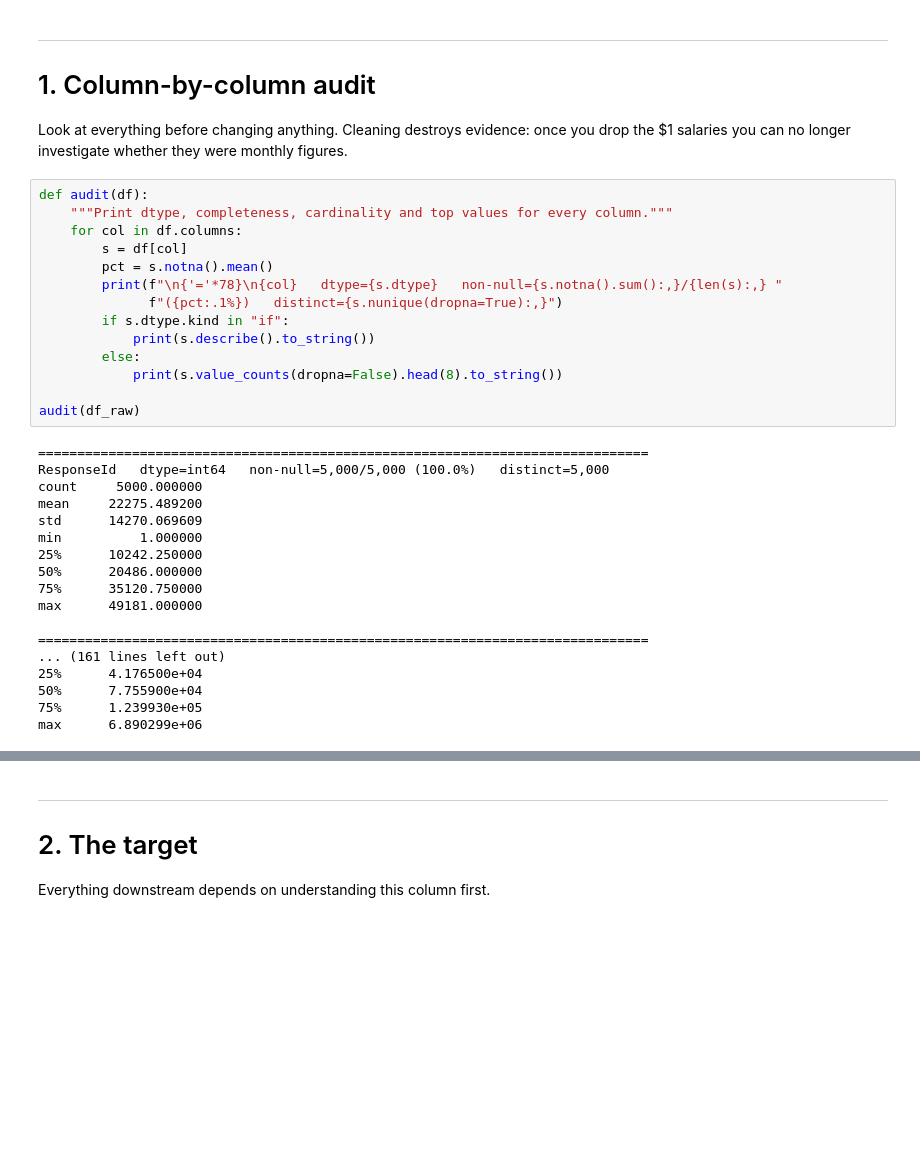
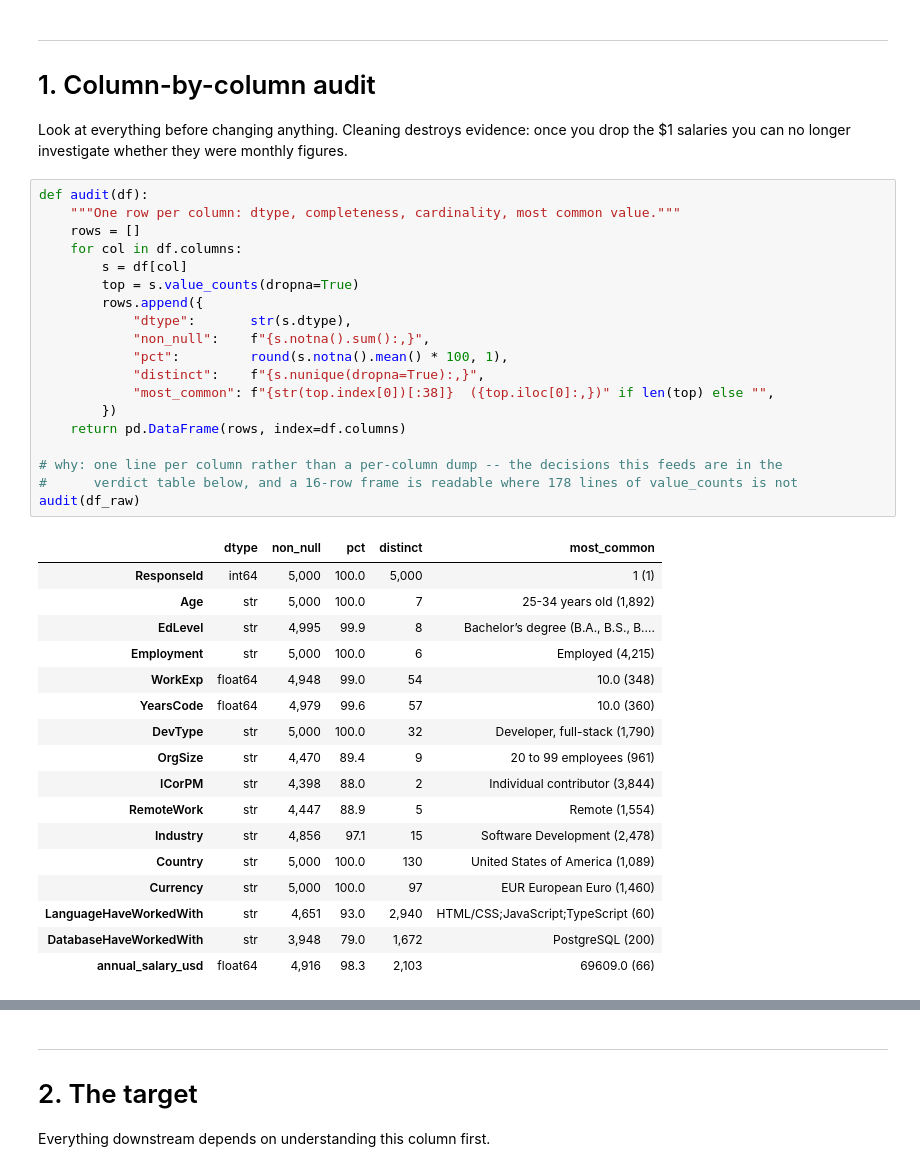
Before and after one commit to jaken31/26f-data-member-challenge, a Jupyter notebook: notebook.ipynb, the cells around one changed output, grey strips where cells are left out. Drawn from its saved outputs; the diff is of its cells as text; blank space fills up the shorter version.

```diff
--- a/notebook.ipynb
+++ b/notebook.ipynb
@@ -49,36 +49,41 @@ Look at everything before changing anything. Cleaning destroys evidence: once yo
 salaries you can no longer investigate whether they were monthly figures.
 # %%
 def audit(df):
-    """Print dtype, completeness, cardinality and top values for every column."""
+    """One row per column: dtype, completeness, cardinality, most common value."""
+    rows = []
     for col in df.columns:
         s = df[col]
-        pct = s.notna().mean()
-        print(f"\n{'='*78}\n{col}   dtype={s.dtype}   non-null={s.notna().sum():,}/{len(s):,} "
-              f"({pct:.1%})   distinct={s.nunique(dropna=True):,}")
-        if s.dtype.kind in "if":
-            print(s.describe().to_string())
-        else:
-            print(s.value_counts(dropna=False).head(8).to_string())
+        top = s.value_counts(dropna=True)
+        rows.append({
+            "dtype":       str(s.dtype),
+            "non_null":    f"{s.notna().sum():,}",
+            "pct":         round(s.notna().mean() * 100, 1),
+            "distinct":    f"{s.nunique(dropna=True):,}",
+            "most_common": f"{str(top.index[0])[:38]}  ({top.iloc[0]:,})" if len(top) else "",
+        })
+    return pd.DataFrame(rows, index=df.columns)
 
+# why: one line per column rather than a per-column dump -- the decisions this feeds are in the
+#      verdict table below, and a 16-row frame is readable where 178 lines of value_counts is not
 audit(df_raw)
 # %% [output]
-==============================================================================
-ResponseId   dtype=int64   non-null=5,000/5,000 (100.0%)   distinct=5,000
-count     5000.000000
-mean     22275.489200
-std      14270.069609
-min          1.000000
-25%      10242.250000
-50%      20486.000000
-75%      35120.750000
-max      49181.000000
-
-==============================================================================
-... (161 lines left out)
-25%      4.176500e+04
-50%      7.755900e+04
-75%      1.239930e+05
-max      6.890299e+06
+|  | dtype | non_null | pct | distinct | most_common |
+| ResponseId | int64 | 5,000 | 100.0 | 5,000 | 1 (1) |
+| Age | str | 5,000 | 100.0 | 7 | 25-34 years old (1,892) |
+| EdLevel | str | 4,995 | 99.9 | 8 | Bachelor’s degree (B.A., B.S., B.... |
+| Employment | str | 5,000 | 100.0 | 6 | Employed (4,215) |
+| WorkExp | float64 | 4,948 | 99.0 | 54 | 10.0 (348) |
+| YearsCode | float64 | 4,979 | 99.6 | 57 | 10.0 (360) |
+| DevType | str | 5,000 | 100.0 | 32 | Developer, full-stack (1,790) |
+| OrgSize | str | 4,470 | 89.4 | 9 | 20 to 99 employees (961) |
+| ICorPM | str | 4,398 | 88.0 | 2 | Individual contributor (3,844) |
+| RemoteWork | str | 4,447 | 88.9 | 5 | Remote (1,554) |
+| Industry | str | 4,856 | 97.1 | 15 | Software Development (2,478) |
+| Country | str | 5,000 | 100.0 | 130 | United States of America (1,089) |
+| Currency | str | 5,000 | 100.0 | 97 | EUR European Euro (1,460) |
+| LanguageHaveWorkedWith | str | 4,651 | 93.0 | 2,940 | HTML/CSS;JavaScript;TypeScript (60) |
+| DatabaseHaveWorkedWith | str | 3,948 | 79.0 | 1,672 | PostgreSQL (200) |
+| annual_salary_usd | float64 | 4,916 | 98.3 | 2,103 | 69609.0 (66) |
 # %% [markdown]
 ## Column verdicts
 
```
Also changed, not shown: parts of 1 cell of this notebook.
